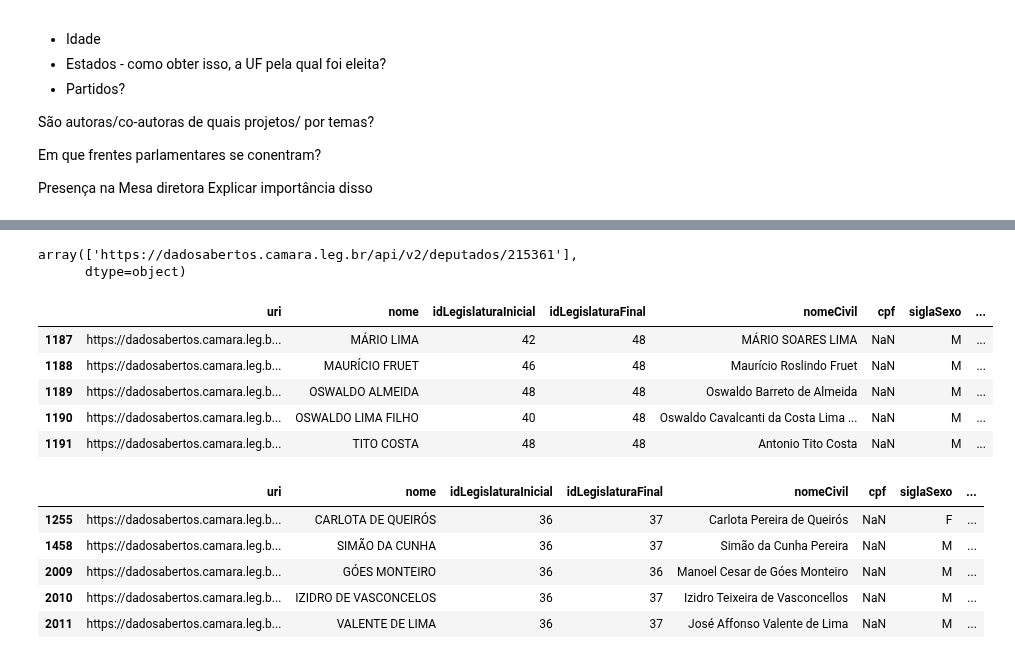
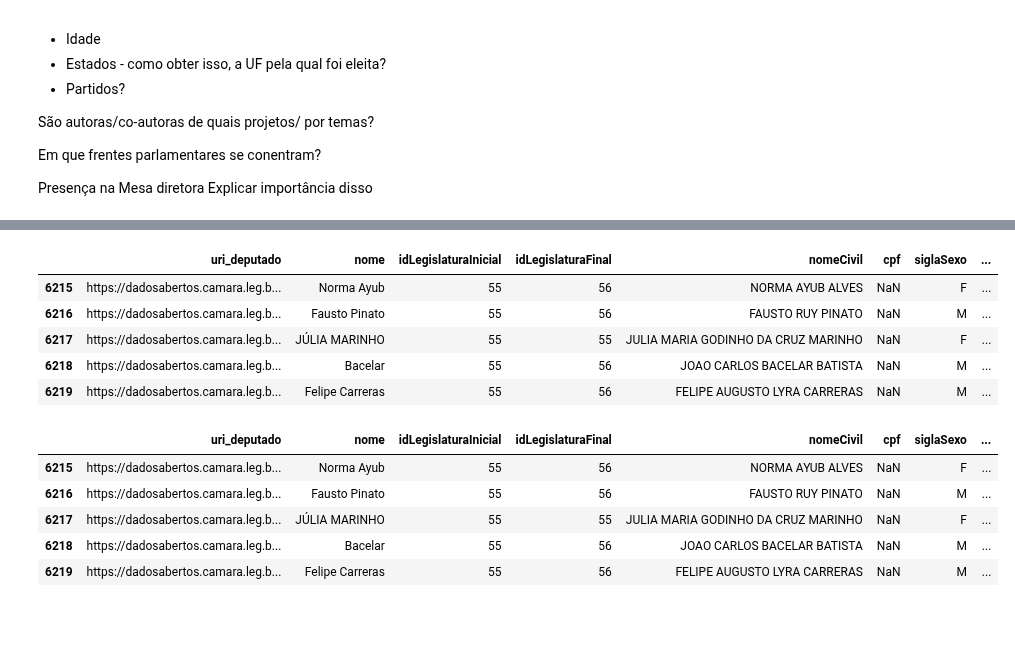
Before and after one commit to sartoriando/dotfiles, a Jupyter notebook: Rascunho_trabalho_final.ipynb, the cells around one changed output, grey strips where cells are left out. Saved outputs shown, nothing was run; the diff lists cells and outputs as text; code cells hidden in the pictures; blank space fills up the shorter version.

```diff
--- a/Rascunho_trabalho_final.ipynb
+++ b/Rascunho_trabalho_final.ipynb
@@ -43,9 +47,10 @@ dic_legislaturas = {"id":1,"uri":"https://dadosabertos.camara.leg.br/api/v2/legi
 df_deputados = pd.read_excel(url_deputados)
 
 # Base de dados das legislaturas
-df_legislaturas = pd.DataFrame(dic_legislaturas)
+# df_legislaturas = pd.DataFrame(dic_legislaturas)
+df_legislaturas = pd.json_normalize(js, 'dados')
 
 #  Df com informações exclusivas das deputadas
 m = df_deputados[df_deputados.siglaSexo == 'F']
-mulheres = m[['nome','dataNascimento', 'idLegislaturaInicial', 'uri','nomeCivil', 'cpf', 'urlRedeSocial', 'urlWebsite', 'ufNascimento', 'municipioNascimento']]
+mulheres = m[['nome','dataNascimento', 'idLegislaturaInicial', 'uri_deputado','nomeCivil', 'cpf', 'urlRedeSocial', 'urlWebsite', 'ufNascimento', 'municipioNascimento']]
 # %%
@@ -69,33 +81,31 @@ sns.relplot(data=totais_por_sexo, kind='line', x='idLegislaturaInicial', y='uri'
 # %%
-df_deputados.tail(2)
-df_deputados[df_deputados['nome'] == 'Rachel Marques'].uri.values
+# df_deputados.tail(2)
+# df_deputados[df_deputados['nome'] == 'Rachel Marques'].uri.values
-# %% [output]
-array(['https://dadosabertos.camara.leg.br/api/v2/deputados/215361'],
-      dtype=object)
 # %%
 # Busca a legislatura da primeira mulher eleita para definir nova df
 mulheres.idLegislaturaInicial.min()
 # Df com dados de deputaods desde a 36a legislatura, quando foi eleita a primeira mulher.
 mulheres.idLegislaturaInicial.min()
-df_deps_reduzida = df_deputados[df_deputados.idLegislaturaInicial >=36]
-df_deps_reduzida.head()
+#  Dados detalhados dos deputados na 55a Legislatura
+df_deps_55 = df_deputados[df_deputados.idLegislaturaInicial == 55]
+df_deps_55.head()
 # %% [output]
-|  | uri | nome | idLegislaturaInicial | idLegislaturaFinal | nomeCivil | cpf | siglaSexo | ... |
-| 1187 | https://dadosabertos.camara.leg.b... | MÁRIO LIMA | 42 | 48 | MÁRIO SOARES LIMA | NaN | M | ... |
-| 1188 | https://dadosabertos.camara.leg.b... | MAURÍCIO FRUET | 46 | 48 | Maurício Roslindo Fruet | NaN | M | ... |
-| 1189 | https://dadosabertos.camara.leg.b... | OSWALDO ALMEIDA | 48 | 48 | Oswaldo Barreto de Almeida | NaN | M | ... |
-| 1190 | https://dadosabertos.camara.leg.b... | OSWALDO LIMA FILHO | 40 | 48 | Oswaldo Cavalcanti da Costa Lima ... | NaN | M | ... |
-| 1191 | https://dadosabertos.camara.leg.b... | TITO COSTA | 48 | 48 | Antonio Tito Costa | NaN | M | ... |
+|  | uri_deputado | nome | idLegislaturaInicial | idLegislaturaFinal | nomeCivil | cpf | siglaSexo | ... |
+| 6215 | https://dadosabertos.camara.leg.b... | Norma Ayub | 55 | 56 | NORMA AYUB ALVES | NaN | F | ... |
+| 6216 | https://dadosabertos.camara.leg.b... | Fausto Pinato | 55 | 56 | FAUSTO RUY PINATO | NaN | M | ... |
+| 6217 | https://dadosabertos.camara.leg.b... | JÚLIA MARINHO | 55 | 55 | JULIA MARIA GODINHO DA CRUZ MARINHO | NaN | F | ... |
+| 6218 | https://dadosabertos.camara.leg.b... | Bacelar | 55 | 56 | JOAO CARLOS BACELAR BATISTA | NaN | M | ... |
+| 6219 | https://dadosabertos.camara.leg.b... | Felipe Carreras | 55 | 56 | FELIPE AUGUSTO LYRA CARRERAS | NaN | M | ... |
 # %%
-df_teste = df_deputados[df_deputados.idLegislaturaInicial ==36]
+df_teste = df_deputados[df_deputados.idLegislaturaInicial == 55]
 df_teste.head()
 # %% [output]
-|  | uri | nome | idLegislaturaInicial | idLegislaturaFinal | nomeCivil | cpf | siglaSexo | ... |
-| 1255 | https://dadosabertos.camara.leg.b... | CARLOTA DE QUEIRÓS | 36 | 37 | Carlota Pereira de Queirós | NaN | F | ... |
-| 1458 | https://dadosabertos.camara.leg.b... | SIMÃO DA CUNHA | 36 | 37 | Simão da Cunha Pereira | NaN | M | ... |
-| 2009 | https://dadosabertos.camara.leg.b... | GÓES MONTEIRO | 36 | 36 | Manoel Cesar de Góes Monteiro | NaN | M | ... |
-| 2010 | https://dadosabertos.camara.leg.b... | IZIDRO DE VASCONCELOS | 36 | 37 | Izidro Teixeira de Vasconcellos | NaN | M | ... |
-| 2011 | https://dadosabertos.camara.leg.b... | VALENTE DE LIMA | 36 | 37 | José Affonso Valente de Lima | NaN | M | ... |
+|  | uri_deputado | nome | idLegislaturaInicial | idLegislaturaFinal | nomeCivil | cpf | siglaSexo | ... |
+| 6215 | https://dadosabertos.camara.leg.b... | Norma Ayub | 55 | 56 | NORMA AYUB ALVES | NaN | F | ... |
+| 6216 | https://dadosabertos.camara.leg.b... | Fausto Pinato | 55 | 56 | FAUSTO RUY PINATO | NaN | M | ... |
+| 6217 | https://dadosabertos.camara.leg.b... | JÚLIA MARINHO | 55 | 55 | JULIA MARIA GODINHO DA CRUZ MARINHO | NaN | F | ... |
+| 6218 | https://dadosabertos.camara.leg.b... | Bacelar | 55 | 56 | JOAO CARLOS BACELAR BATISTA | NaN | M | ... |
+| 6219 | https://dadosabertos.camara.leg.b... | Felipe Carreras | 55 | 56 | FELIPE AUGUSTO LYRA CARRERAS | NaN | M | ... |
 # %%
 #  Criando df com dados pessoais dos deputados desde a 36a legislatura(quando foi eleita a 1a mulher)
 # Criando um Dataframe vazio:
```
Also changed, not shown: parts of 24 cells of this notebook.
